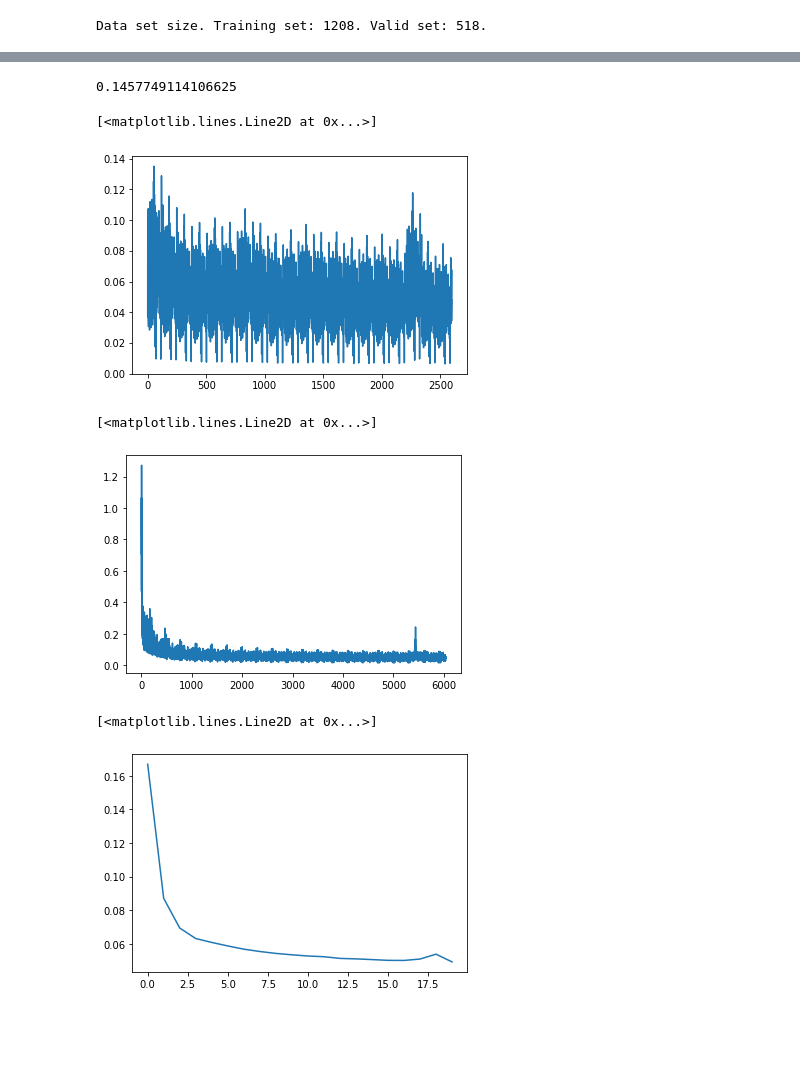
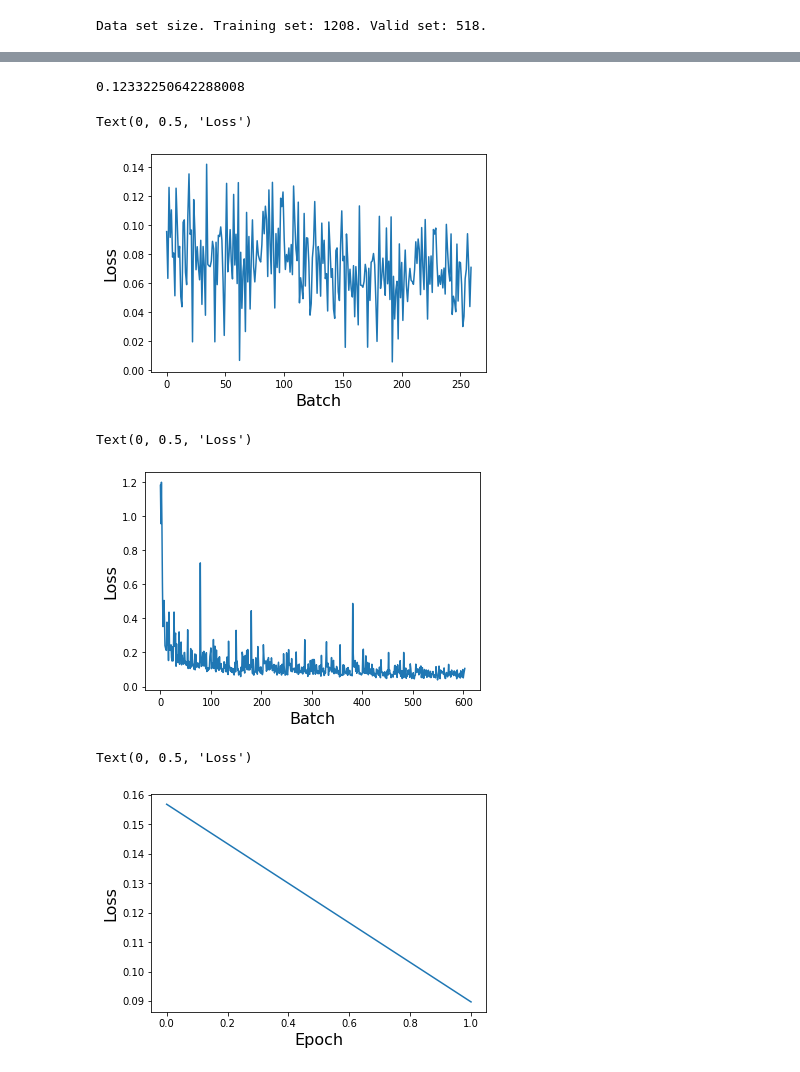
Before and after one commit to mabelzunce/PETDenoising, a Jupyter notebook: cnn/python/trainUnet.ipynb, the cells around one changed output, grey strips where cells are left out. Saved outputs shown, nothing was run; the diff lists cells and outputs as text; code cells hidden in the pictures; blank space fills up the shorter version.

Commit message:
Train unet

```diff
--- a/cnn/python/trainUnet.ipynb
+++ b/cnn/python/trainUnet.ipynb
@@ -133,6 +133,13 @@ class Unet(nn.Module):
         return outUNet
 
 unet = Unet()
+# %%
+def MSE(img1, img2):
+    cuadradoDeDif = ((img1 - img2) ** 2)
+    suma = np.sum(cuadradoDeDif)
+    cantPix = img1.shape[2] * img1.shape[1]  # img1 and 2 should have same shape
+    error = suma / cantPix
+    return error
 # %%
 # Importo base de datos
 
@@ -171,3 +178,16 @@ print(img_groundTruth.shape)
 (1726, 1, 256, 256)
 (1726, 1, 256, 256)
 (1726, 1, 256, 256)
+# %%
+# MSE dataset promedio
+MSEdataSet1 = []
+MSEdataSet2 = []
+for i in range(0,img_noisyDataSet1.shape[0]):
+    img1 = img_groundTruth[i]
+    img2 = img_noisyDataSet1[i]
+    img3 = img_noisyDataSet2[i]
+    MSEdataSet1.append(MSE(img1,img2))
+    MSEdataSet2.append(MSE(img1,img3))
+
+print(np.mean(MSEdataSet1))
+print(np.mean(MSEdataSet2))
@@ -226,10 +249,11 @@ iterationNumbersForDevSet = []
 lossValuesTrainingSetEpoch = []
 
 lossValuesEpoch = []
+lossValuesDevSetAllEpoch = []
 
 iter = 0
 
-EPOCHS = 20
+EPOCHS = 2
 
 for epoch in range(EPOCHS):  # loop over the dataset multiple times
 
@@ -309,14 +333,14 @@ for epoch in range(EPOCHS):  # loop over the dataset multiple times
 
 
     avg_vloss = np.mean(lossValuesDevSet)
-    lossValuesDevSetEpoch.append(np.mean(lossValuesDevSetEpoch))
+    lossValuesDevSetAllEpoch.append(np.mean(lossValuesDevSetEpoch))
 
     if avg_vloss < best_vloss:
         best_vloss = avg_vloss
         model_path = 'model_{}_{}'.format(timestamp, epoch)
         torch.save(unet.state_dict(), model_path)
 
-    print('LOSS train {} valid {}'.format(lossValuesTrainingSet[-1], avg_vloss))
+    print('LOSS train {} valid {}'.format(lossValuesTrainingSet[-1], lossValuesDevSet[-1]))
 
 print('Finished Training')
 # %% [output]
@@ -340,19 +364,25 @@ Finished Training
 # %%
 np.mean(lossValuesTrainingSet)
 # %% [output]
-0.1457749114106625
+0.12332250642288008
 # %%
 plt.plot(lossValuesDevSet)
+plt.xlabel("Batch", size = 16,)
+plt.ylabel("Loss", size = 16)
 # %% [output]
-[<matplotlib.lines.Line2D at 0x...>]
+Text(0, 0.5, 'Loss')
-[figure, old version]
+[figure, new version]
 # %%
 plt.plot(lossValuesTrainingSet)
+plt.xlabel("Batch", size = 16,)
+plt.ylabel("Loss", size = 16)
 # %% [output]
-[<matplotlib.lines.Line2D at 0x...>]
+Text(0, 0.5, 'Loss')
-[figure, old version]
+[figure, new version]
 # %%
 plt.plot(lossValuesEpoch)
+plt.xlabel("Epoch", size = 16,)
+plt.ylabel("Loss", size = 16)
 # %% [output]
-[<matplotlib.lines.Line2D at 0x...>]
+Text(0, 0.5, 'Loss')
-[figure, old version]
+[figure, new version]
```
Also changed, not shown: parts of 11 cells of this notebook.
